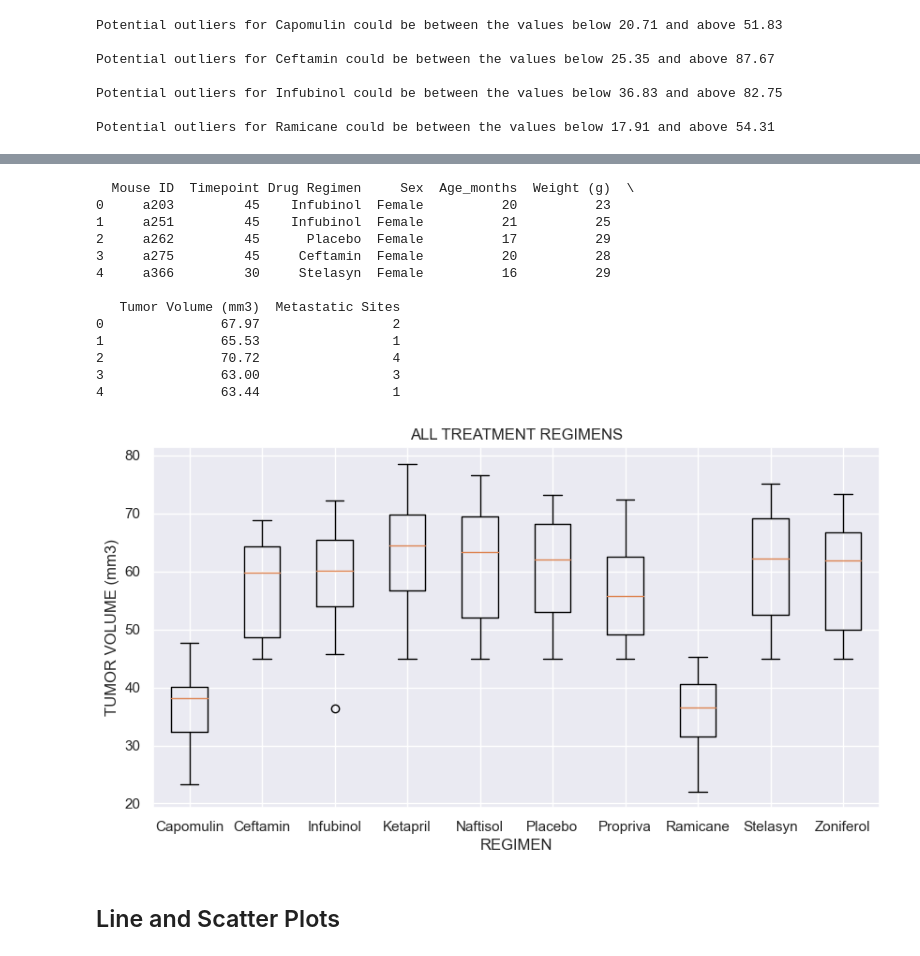
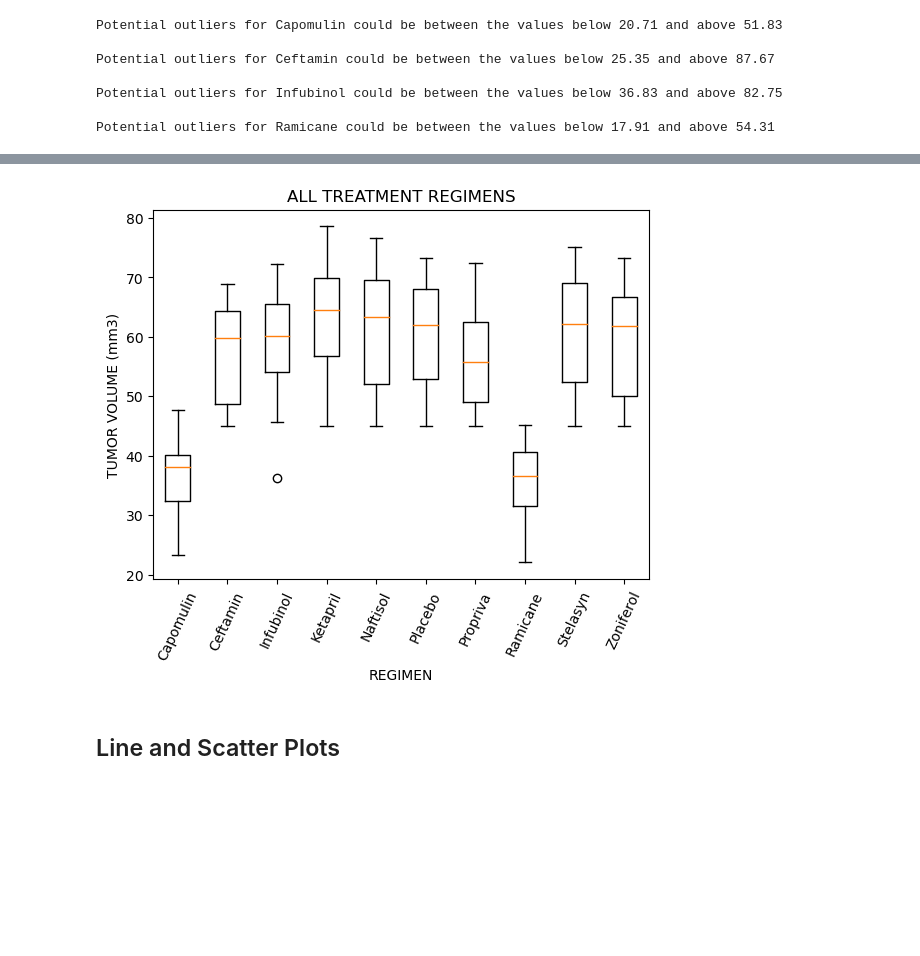
Before and after one commit to gusibis/challenge-5, a Jupyter notebook: pymaceuticals_starter.ipynb, the cells around one changed output, grey strips where cells are left out. Saved outputs shown, nothing was run; the diff lists cells and outputs as text; code cells hidden in the pictures; blank space fills up the shorter version.

```diff
--- a/pymaceuticals_starter.ipynb
+++ b/pymaceuticals_starter.ipynb
@@ -418,29 +415,16 @@ Potential outliers for Zoniferol could be between the values below 24.79 and abo
 # %%
 # Generate a box plot that shows the distrubution of the tumor volume for each treatment group
 for drug in treatment_list:
     all_tumor_vol_data.append(all_dict_of_values[drug.lower() + '_data_tumor_volume'])
-print(all_drugs_df.head())
+
 plt.boxplot(all_tumor_vol_data, labels = treatment_list)
 plt.ylabel('TUMOR VOLUME (mm3)')
 plt.xlabel('REGIMEN')
 plt.title('ALL TREATMENT REGIMENS')
-# sns.set(rc={'figure.figsize':(10,5)})
+plt.xticks(rotation = 65)
 plt.show()
 # %% [output]
-  Mouse ID  Timepoint Drug Regimen     Sex  Age_months  Weight (g)  \
-0     a203         45    Infubinol  Female          20          23
-1     a251         45    Infubinol  Female          21          25
-2     a262         45      Placebo  Female          17          29
-3     a275         45     Ceftamin  Female          20          28
-4     a366         30     Stelasyn  Female          16          29
-
-   Tumor Volume (mm3)  Metastatic Sites
-0               67.97                 2
-1               65.53                 1
-2               70.72                 4
-3               63.00                 3
-4               63.44                 1
-[figure, old version]
+[figure, new version]
 # %% [markdown]
 ## Line and Scatter Plots
 # %%
```
Also changed, not shown: parts of 17 cells of this notebook.
